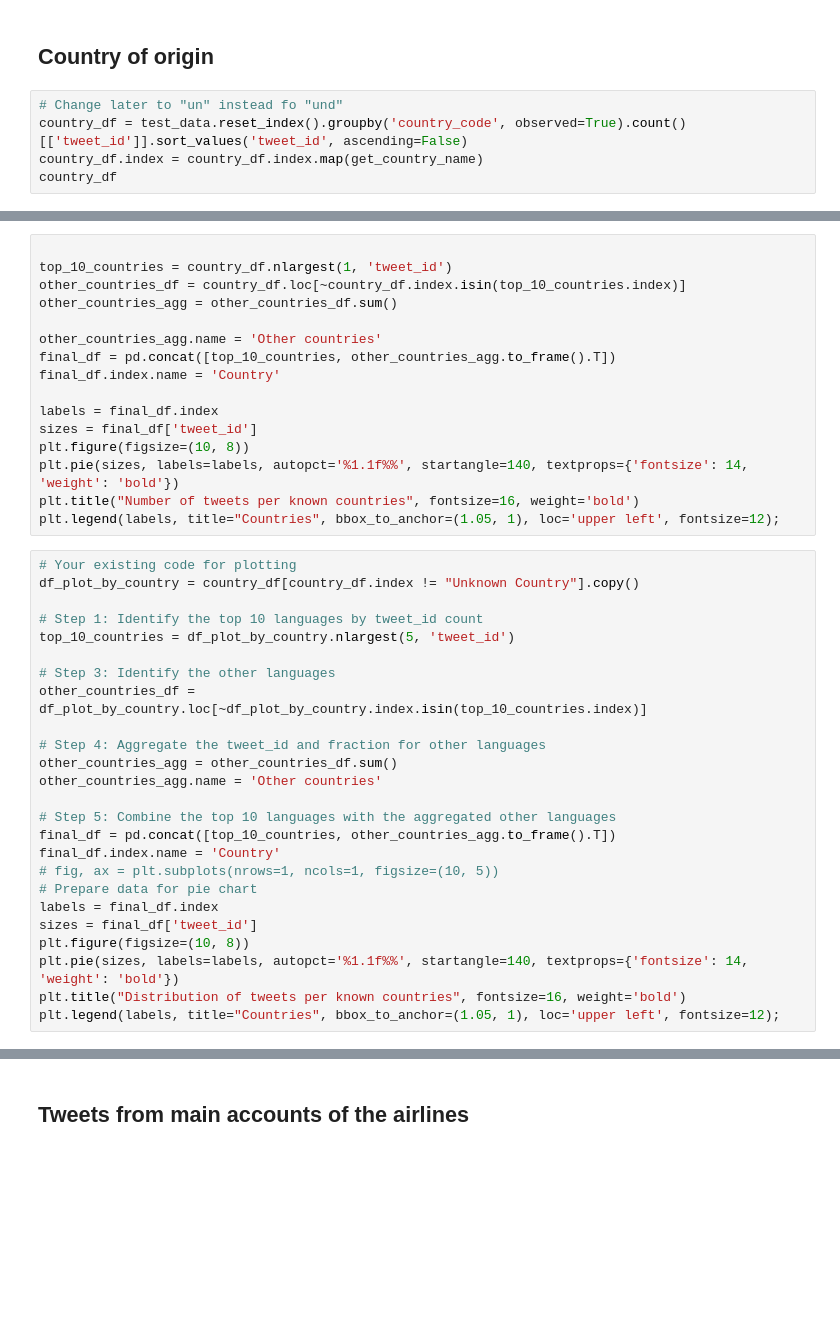
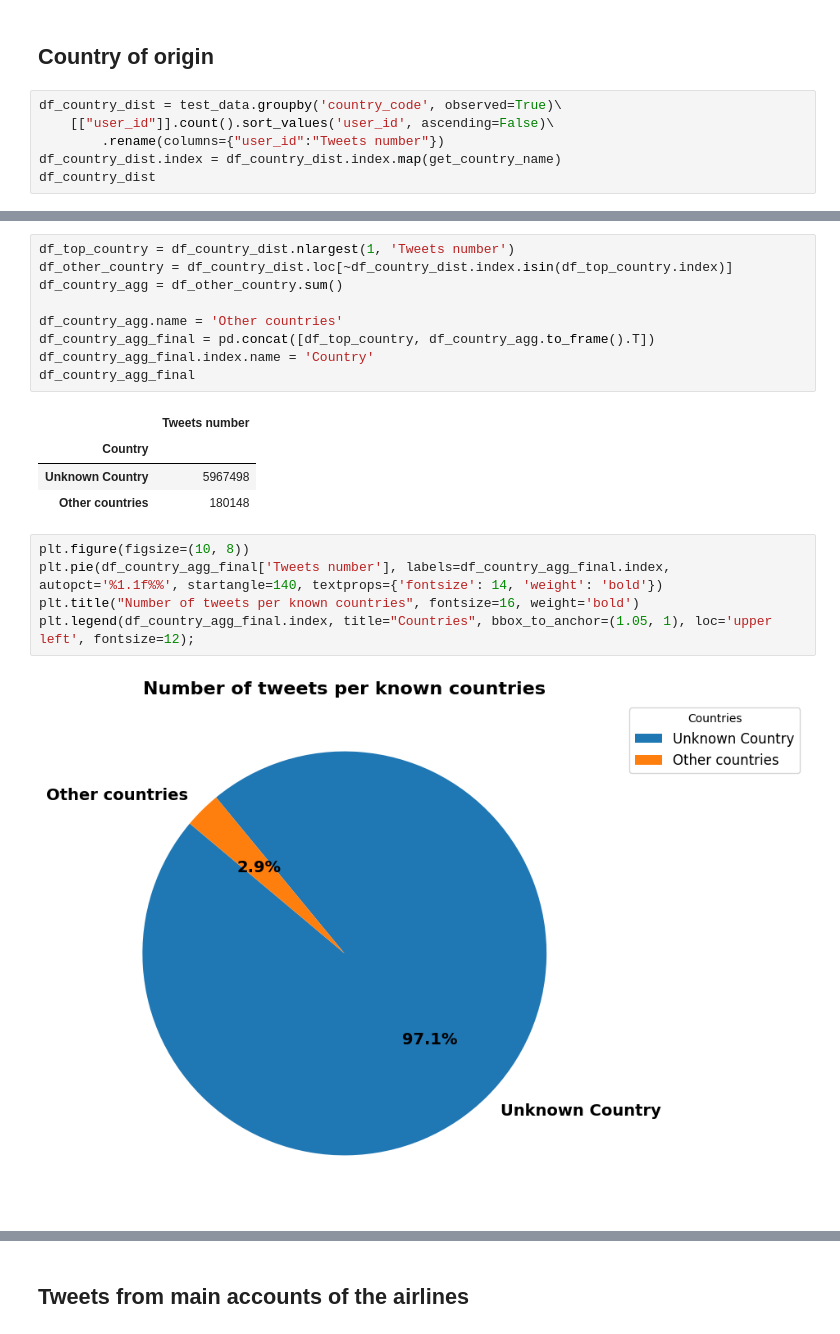
Before and after one commit to skyrimer/DBL-Micro-Soft, a Jupyter notebook: Split 1/EDA/database_eda.ipynb, the cells around one changed output, grey strips where cells are left out. Drawn from its saved outputs; the diff is of its cells as text; blank space fills up the shorter version.

```diff
--- a/Split 1/EDA/database_eda.ipynb
+++ b/Split 1/EDA/database_eda.ipynb
@@ -368,7 +433,8 @@ plt.legend(labels, title="Countries", bbox_to_anchor=(1.05, 1), loc='upper left'
 # %% [markdown]
 ## Country of origin
 # %%
-# Change later to "un" instead fo "und"
-country_df = test_data.reset_index().groupby('country_code', observed=True).count()[['tweet_id']].sort_values('tweet_id', ascending=False)
-country_df.index = country_df.index.map(get_country_name)
-country_df
+df_country_dist = test_data.groupby('country_code', observed=True)\
+    [["user_id"]].count().sort_values('user_id', ascending=False)\
+        .rename(columns={"user_id":"Tweets number"})
+df_country_dist.index = df_country_dist.index.map(get_country_name)
+df_country_dist
@@ -375,41 +456,21 @@ country_df
+# %%
+df_top_country = df_country_dist.nlargest(1, 'Tweets number')
+df_other_country = df_country_dist.loc[~df_country_dist.index.isin(df_top_country.index)]
+df_country_agg = df_other_country.sum()
+
+df_country_agg.name = 'Other countries'
+df_country_agg_final = pd.concat([df_top_country, df_country_agg.to_frame().T])
+df_country_agg_final.index.name = 'Country'
+df_country_agg_final
+# %% [output]
+|  | Tweets number |
+| Country |  |
+| Unknown Country | 5967498 |
+| Other countries | 180148 |
 # %%
-
-top_10_countries = country_df.nlargest(1, 'tweet_id')
-other_countries_df = country_df.loc[~country_df.index.isin(top_10_countries.index)]
-other_countries_agg = other_countries_df.sum()
-
-other_countries_agg.name = 'Other countries'
-final_df = pd.concat([top_10_countries, other_countries_agg.to_frame().T])
-final_df.index.name = 'Country'
-
-labels = final_df.index
-sizes = final_df['tweet_id']
 plt.figure(figsize=(10, 8))
-plt.pie(sizes, labels=labels, autopct='%1.1f%%', startangle=140, textprops={'fontsize': 14, 'weight': 'bold'})
+plt.pie(df_country_agg_final['Tweets number'], labels=df_country_agg_final.index, autopct='%1.1f%%', startangle=140, textprops={'fontsize': 14, 'weight': 'bold'})
 plt.title("Number of tweets per known countries", fontsize=16, weight='bold')
-plt.legend(labels, title="Countries", bbox_to_anchor=(1.05, 1), loc='upper left', fontsize=12);
+plt.legend(df_country_agg_final.index, title="Countries", bbox_to_anchor=(1.05, 1), loc='upper left', fontsize=12);
+# %% [output]
+[figure, added]
-# %%
-# Your existing code for plotting
-df_plot_by_country = country_df[country_df.index != "Unknown Country"].copy()
-
-# Step 1: Identify the top 10 languages by tweet_id count
-top_10_countries = df_plot_by_country.nlargest(5, 'tweet_id')
-
-# Step 3: Identify the other languages
-other_countries_df = df_plot_by_country.loc[~df_plot_by_country.index.isin(top_10_countries.index)]
-
-# Step 4: Aggregate the tweet_id and fraction for other languages
-other_countries_agg = other_countries_df.sum()
-other_countries_agg.name = 'Other countries'
-
-# Step 5: Combine the top 10 languages with the aggregated other languages
-final_df = pd.concat([top_10_countries, other_countries_agg.to_frame().T])
-final_df.index.name = 'Country'
-# fig, ax = plt.subplots(nrows=1, ncols=1, figsize=(10, 5))
-# Prepare data for pie chart
-labels = final_df.index
-sizes = final_df['tweet_id']
-plt.figure(figsize=(10, 8))
-plt.pie(sizes, labels=labels, autopct='%1.1f%%', startangle=140, textprops={'fontsize': 14, 'weight': 'bold'})
-plt.title("Distribution of tweets per known countries", fontsize=16, weight='bold')
-plt.legend(labels, title="Countries", bbox_to_anchor=(1.05, 1), loc='upper left', fontsize=12);
```
Also changed, not shown: parts of 47 cells of this notebook, 2 other files.
